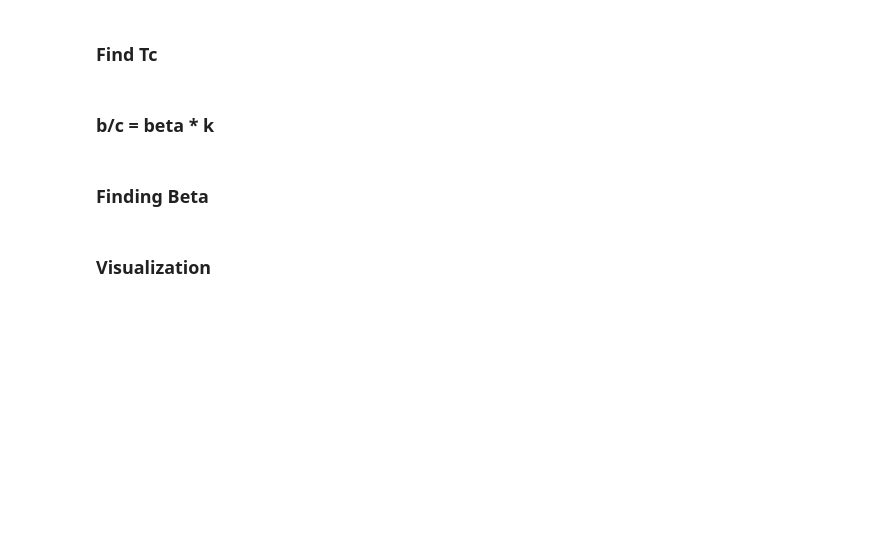
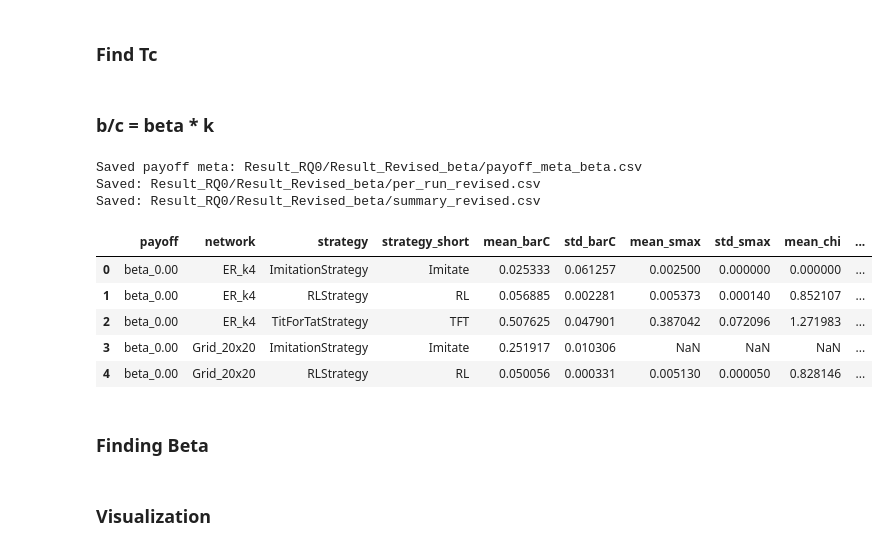
Before and after one commit to tristan-farran/CSS-Project, a Jupyter notebook: Code/Zheng_Code V2.ipynb, the cells around one changed output. Drawn from its saved outputs; the diff is of its cells as text; code cells hidden in the pictures; blank space fills up the shorter version.

```diff
--- a/Code/Zheng_Code V2.ipynb
+++ b/Code/Zheng_Code V2.ipynb
@@ -240,8 +240,8 @@ def run_one_setting(
     net_spec,
     strat_spec,
     payoff_matrix,
-    steps=4000,
-    burn_in=2000,
+    steps=2000,
+    burn_in=1000,
     window=1000,
     seed=0,
     sample_cluster_every=50,
@@ -365,9 +365,9 @@ def evaluate_revised_plan(
     networks,
     strategies,
     payoff_mats,
-    runs=20,
-    steps=4000,
-    burn_in=2000,
+    runs=30,
+    steps=2000,
+    burn_in=1000,
     window=1000,
     seed0=2026,
     outdir="Result_RQ0/Result_Revised",
@@ -626,48 +626,59 @@ networks_revised = [
     ("ER_k4", dict(kind="erdos_renyi", n=n_nodes, graph_kwargs={"p": kbar_target / (n_nodes - 1)})),
 
     # WS: ring lattice degree k=4, then rewire with some p
-    ("WS_k4_p0.05", dict(kind="watts_strogatz", n=n_nodes, graph_kwargs={"k": 4, "p": 0.05})),
+    #("WS_k4_p0.05", dict(kind="watts_strogatz", n=n_nodes, graph_kwargs={"k": 4, "p": 0.05})),
     ("WS_k4_p0.1", dict(kind="watts_strogatz", n=n_nodes, graph_kwargs={"k": 4, "p": 0.1})),
 ]
 
 strategies_revised = [
     ("ImitationStrategy", ImitationStrategy),
     ("TitForTatStrategy", TitForTatStrategy),
+    ("RLStrategy", ReinforcementLearningStrategy),
 ]
 
 # your requested beta series (edit as you like)
-beta_values = [0.5, 0.8, 1.0, 1.2, 1.5, 2.0, 2.5, 3.0, 3.5, 4.0, 4.5, 5.0]
+beta_values = np.linspace(0.00, 5.00, 11)
 
 payoff_revised = PayoffMatrix(beta_values=beta_values, kbar=kbar_target, c=1.0)
 # payoff_mats_revised, payoff_meta = payoff_revised.matrices, payoff_revised.meta
 
 # Optional: save meta for later plotting/traceability
 outdir = "Result_RQ0/Result_Revised_beta"
 os.makedirs(outdir, exist_ok=True)
 payoff_meta_path = os.path.join(outdir, "payoff_meta_beta.csv")
 payoff_revised.meta.to_csv(payoff_meta_path, index=False)
 print("Saved payoff meta:", payoff_meta_path)
 
 # -------------------------
 # 3) Run experiments
 # -------------------------
 per_run_revised, summary_revised, per_run_path, summ_path = evaluate_revised_plan(
     networks=networks_revised,
     strategies=strategies_revised,
     payoff_mats=payoff_revised.matrices,
-    runs=20,
-    steps=4000,
-    burn_in=2000,
+    runs=30,
+    steps=2000,
+    burn_in=1000,
     window=1000,
     seed0=2026,
     outdir=outdir,
     save=True,
 )
 
 print("Saved:", per_run_path)
 print("Saved:", summ_path)
 
 summary_revised.head()
+# %% [output]
+Saved payoff meta: Result_RQ0/Result_Revised_beta/payoff_meta_beta.csv
+Saved: Result_RQ0/Result_Revised_beta/per_run_revised.csv
+Saved: Result_RQ0/Result_Revised_beta/summary_revised.csv
+|  | payoff | network | strategy | strategy_short | mean_barC | std_barC | mean_smax | std_smax | mean_chi | ... |
+| 0 | beta_0.00 | ER_k4 | ImitationStrategy | Imitate | 0.025333 | 0.061257 | 0.002500 | 0.000000 | 0.000000 | ... |
+| 1 | beta_0.00 | ER_k4 | RLStrategy | RL | 0.056885 | 0.002281 | 0.005373 | 0.000140 | 0.852107 | ... |
+| 2 | beta_0.00 | ER_k4 | TitForTatStrategy | TFT | 0.507625 | 0.047901 | 0.387042 | 0.072096 | 1.271983 | ... |
+| 3 | beta_0.00 | Grid_20x20 | ImitationStrategy | Imitate | 0.251917 | 0.010306 | NaN | NaN | NaN | ... |
+| 4 | beta_0.00 | Grid_20x20 | RLStrategy | RL | 0.050056 | 0.000331 | 0.005130 | 0.000050 | 0.828146 | ... |
 # %% [markdown]
 ### Finding Beta
 # %%
```
Also changed, not shown: parts of 8 cells of this notebook, 13 other files.
